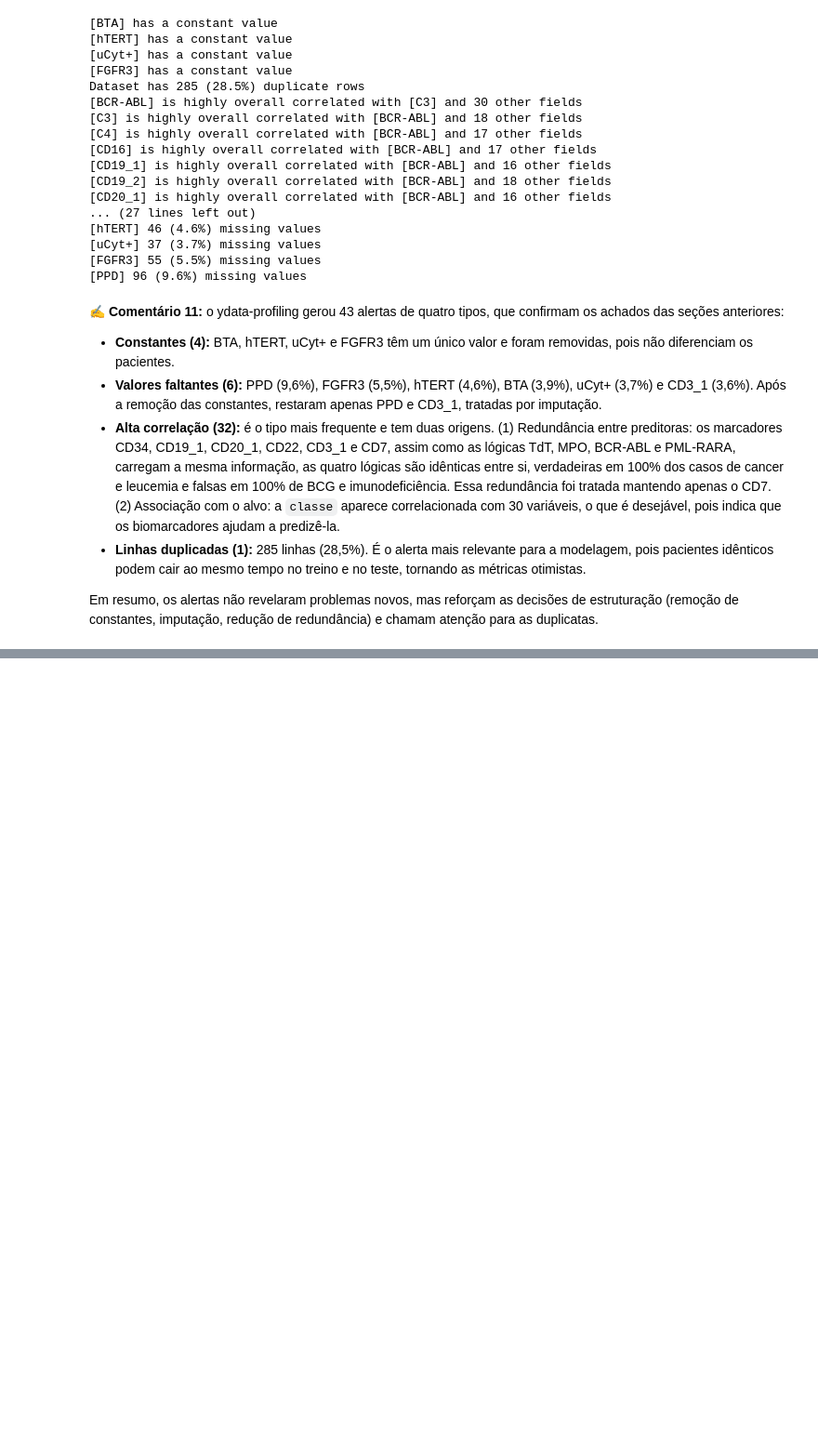
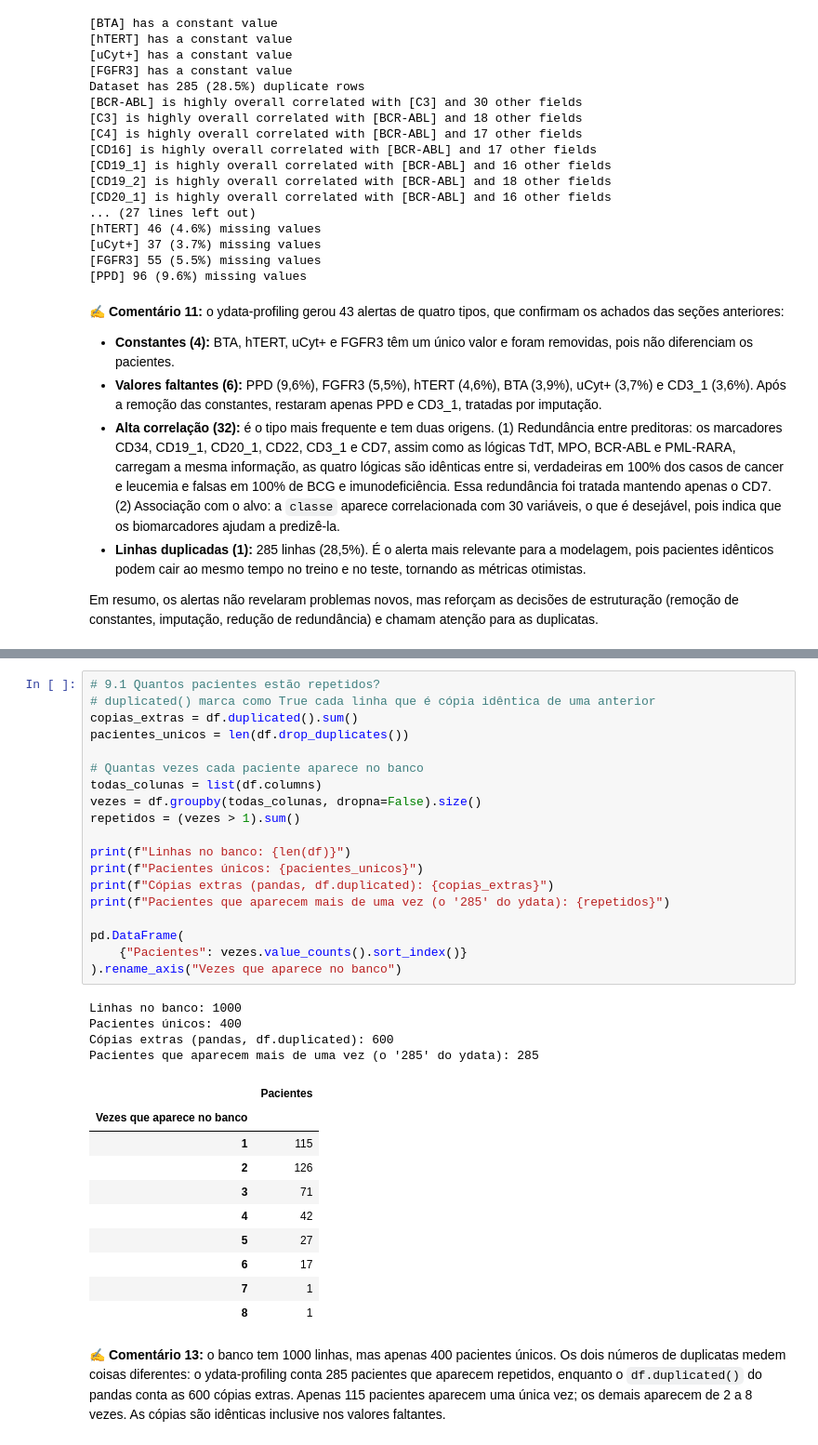
Before and after one commit to GabrielaKoerich/projeto_python_ml, a Jupyter notebook: notebooks/01_AED_relatorio_comentado.ipynb, the cells around one changed output, grey strips where cells are left out. Shown at 93% size. Cells and saved outputs as stored; diff of their text form; blank space fills up the shorter version.

```diff
--- a/notebooks/01_AED_relatorio_comentado.ipynb
+++ b/notebooks/01_AED_relatorio_comentado.ipynb
@@ -600,0 +618,36 @@ Em resumo, os alertas não revelaram problemas novos, mas reforçam as decisões
+# %%
+# 9.1 Quantos pacientes estão repetidos?
+# duplicated() marca como True cada linha que é cópia idêntica de uma anterior
+copias_extras = df.duplicated().sum()
+pacientes_unicos = len(df.drop_duplicates())
+
+# Quantas vezes cada paciente aparece no banco
+todas_colunas = list(df.columns)
+vezes = df.groupby(todas_colunas, dropna=False).size()
+repetidos = (vezes > 1).sum()
+
+print(f"Linhas no banco: {len(df)}")
+print(f"Pacientes únicos: {pacientes_unicos}")
+print(f"Cópias extras (pandas, df.duplicated): {copias_extras}")
+print(f"Pacientes que aparecem mais de uma vez (o '285' do ydata): {repetidos}")
+
+pd.DataFrame(
+    {"Pacientes": vezes.value_counts().sort_index()}
+).rename_axis("Vezes que aparece no banco")
+# %% [output]
+Linhas no banco: 1000
+Pacientes únicos: 400
+Cópias extras (pandas, df.duplicated): 600
+Pacientes que aparecem mais de uma vez (o '285' do ydata): 285
+|  | Pacientes |
+| Vezes que aparece no banco |  |
+| 1 | 115 |
+| 2 | 126 |
+| 3 | 71 |
+| 4 | 42 |
+| 5 | 27 |
+| 6 | 17 |
+| 7 | 1 |
+| 8 | 1 |
+# %% [markdown]
+✍️ **Comentário 13:** o banco tem 1000 linhas, mas apenas 400 pacientes únicos. Os dois números de duplicatas medem coisas diferentes: o ydata-profiling conta 285 pacientes que aparecem repetidos, enquanto o `df.duplicated()` do pandas conta as 600 cópias extras. Apenas 115 pacientes aparecem uma única vez; os demais aparecem de 2 a 8 vezes. As cópias são idênticas inclusive nos valores faltantes.
```
Also changed, not shown: parts of 7 cells of this notebook, 8 other files.
